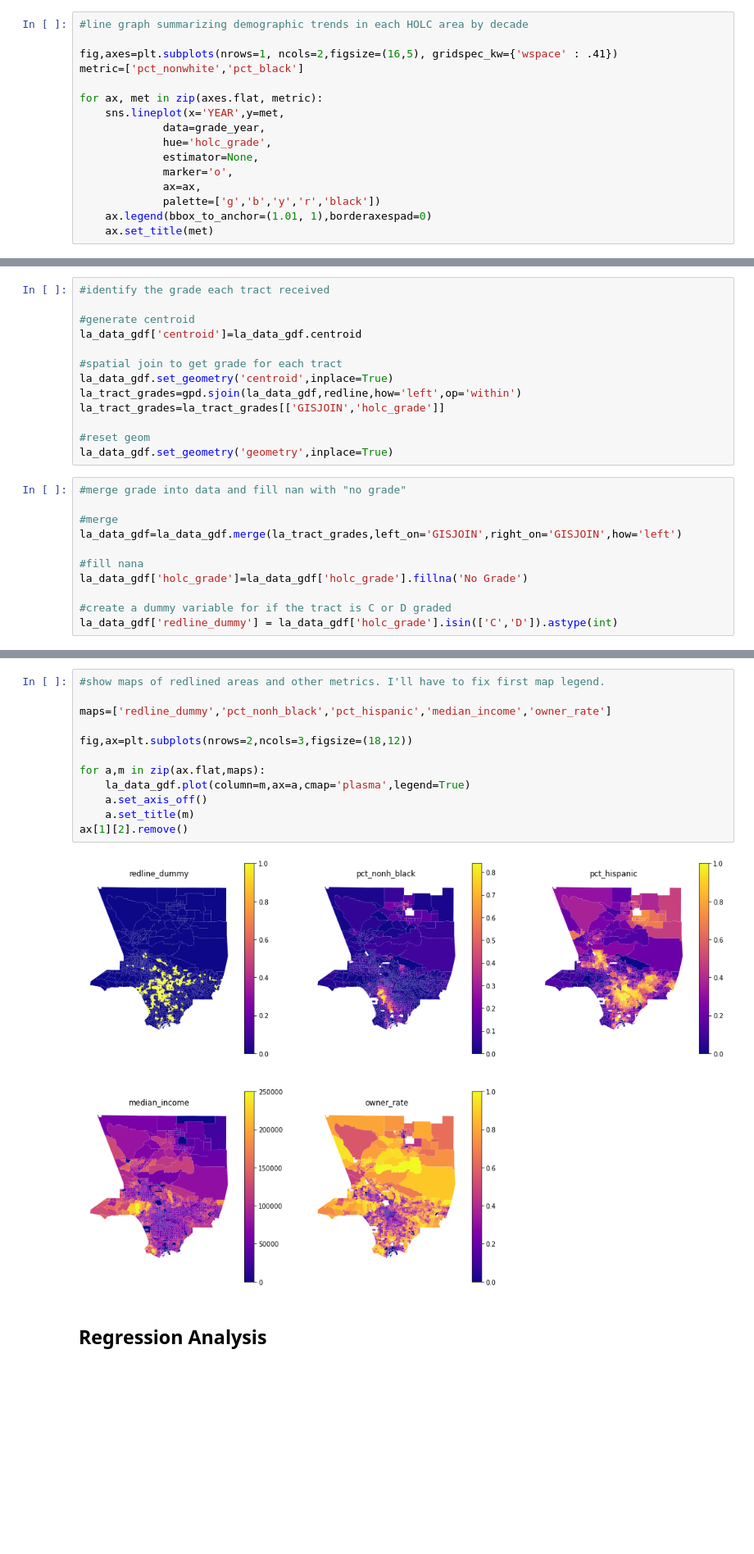
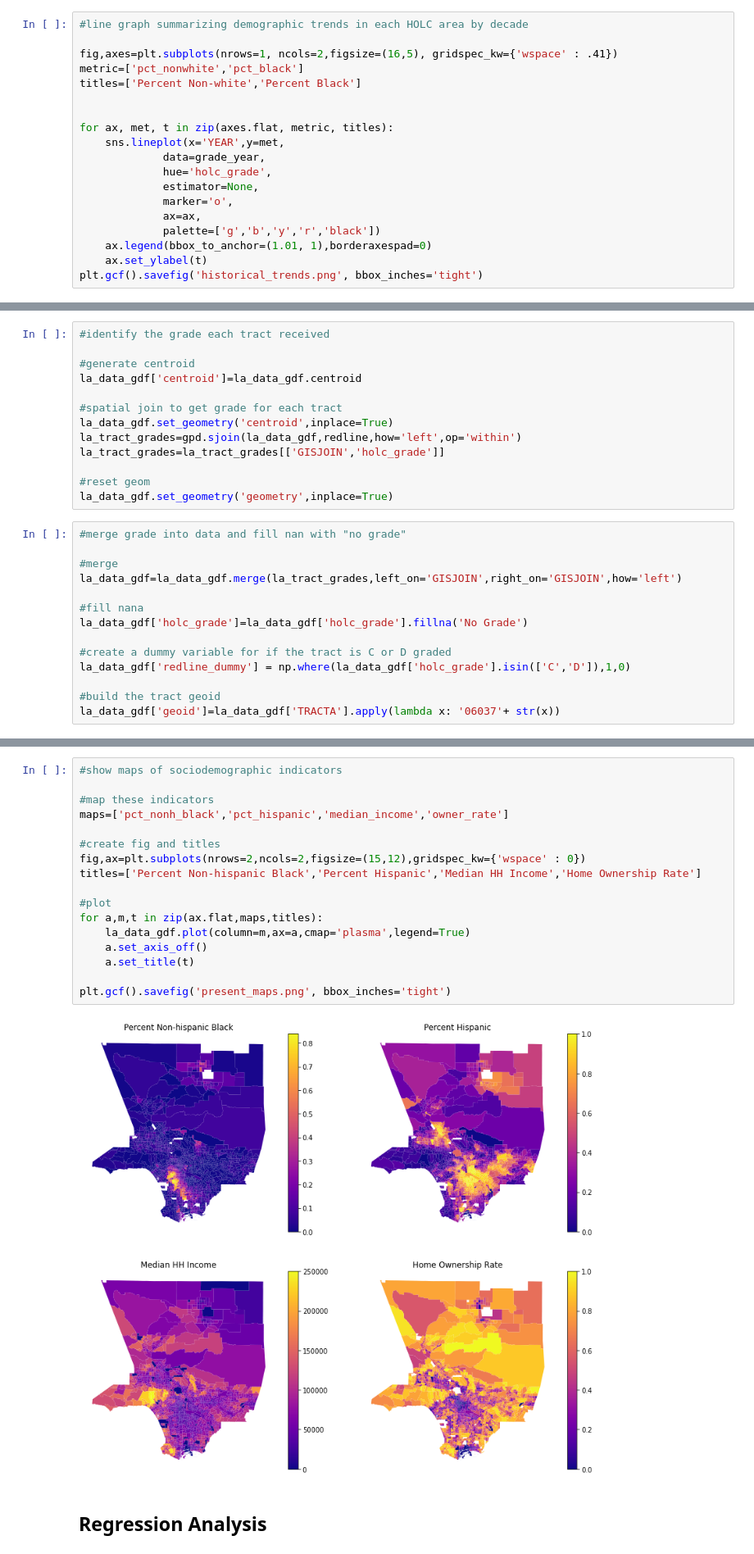
Before and after one commit to pmannino5/LA_Redlining_CRA, a Jupyter notebook: Multivariate Stats_Redlining.ipynb, the cells around one changed output, grey strips where cells are left out. Shown at 82% size. Saved outputs shown, nothing was run; the diff lists cells and outputs as text; blank space fills up the shorter version.

```diff
--- a/Multivariate Stats_Redlining.ipynb
+++ b/Multivariate Stats_Redlining.ipynb
@@ -298,8 +310,10 @@ grade_year['pct_black'] = grade_year['black_pop']/grade_year['total_pop']
 
 fig,axes=plt.subplots(nrows=1, ncols=2,figsize=(16,5), gridspec_kw={'wspace' : .41})
 metric=['pct_nonwhite','pct_black']
+titles=['Percent Non-white','Percent Black']
 
-for ax, met in zip(axes.flat, metric):
+
+for ax, met, t in zip(axes.flat, metric, titles):
     sns.lineplot(x='YEAR',y=met,
              data=grade_year,
              hue='holc_grade',
@@ -308,5 +322,6 @@ for ax, met in zip(axes.flat, metric):
              ax=ax,
              palette=['g','b','y','r','black'])
     ax.legend(bbox_to_anchor=(1.01, 1),borderaxespad=0)
-    ax.set_title(met)
+    ax.set_ylabel(t)
+plt.gcf().savefig('historical_trends.png', bbox_inches='tight')
 # %% [output]
@@ -457,7 +476,10 @@ la_data_gdf=la_data_gdf.merge(la_tract_grades,left_on='GISJOIN',right_on='GISJOI
 la_data_gdf['holc_grade']=la_data_gdf['holc_grade'].fillna('No Grade')
 
 #create a dummy variable for if the tract is C or D graded
-la_data_gdf['redline_dummy'] = la_data_gdf['holc_grade'].isin(['C','D']).astype(int)
+la_data_gdf['redline_dummy'] = np.where(la_data_gdf['holc_grade'].isin(['C','D']),1,0)
+
+#build the tract geoid
+la_data_gdf['geoid']=la_data_gdf['TRACTA'].apply(lambda x: '06037'+ str(x))
 # %%
 #Calculate descriptive statistics for tracts in each grade area
 
@@ -499,17 +514,22 @@ C and D graded areas are less white, less likely to own, lower income, and more
 # %%
-#show maps of redlined areas and other metrics. I'll have to fix first map legend.
+#show maps of sociodemographic indicators
 
-maps=['redline_dummy','pct_nonh_black','pct_hispanic','median_income','owner_rate']
+#map these indicators
+maps=['pct_nonh_black','pct_hispanic','median_income','owner_rate']
 
-fig,ax=plt.subplots(nrows=2,ncols=3,figsize=(18,12))
+#create fig and titles
+fig,ax=plt.subplots(nrows=2,ncols=2,figsize=(15,12),gridspec_kw={'wspace' : 0})
+titles=['Percent Non-hispanic Black','Percent Hispanic','Median HH Income','Home Ownership Rate']
 
-for a,m in zip(ax.flat,maps):
+#plot
+for a,m,t in zip(ax.flat,maps,titles):
     la_data_gdf.plot(column=m,ax=a,cmap='plasma',legend=True)
     a.set_axis_off()
-    a.set_title(m)
-ax[1][2].remove()
+    a.set_title(t)
+
+plt.gcf().savefig('present_maps.png', bbox_inches='tight')
 # %% [output]
-[figure, old version]
+[figure, new version]
 # %% [markdown]
 ## Regression Analysis
 # %% [markdown]
```
Also changed, not shown: parts of 26 cells of this notebook.
